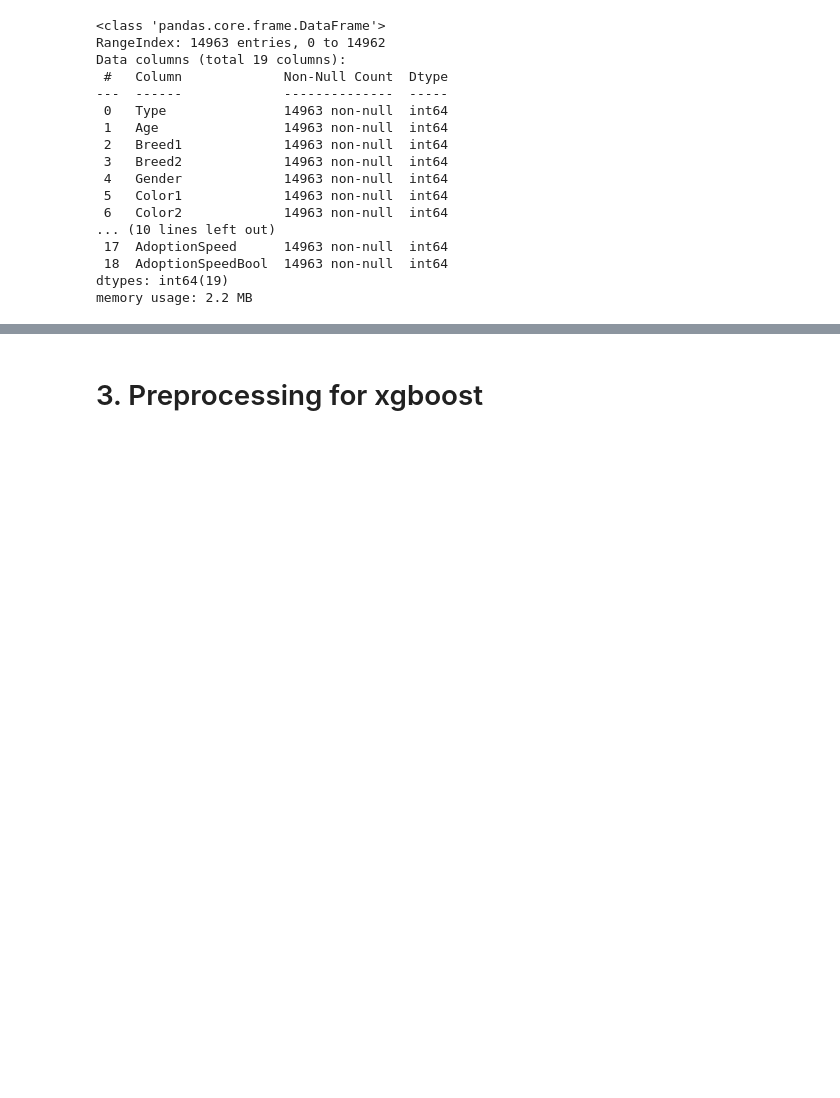
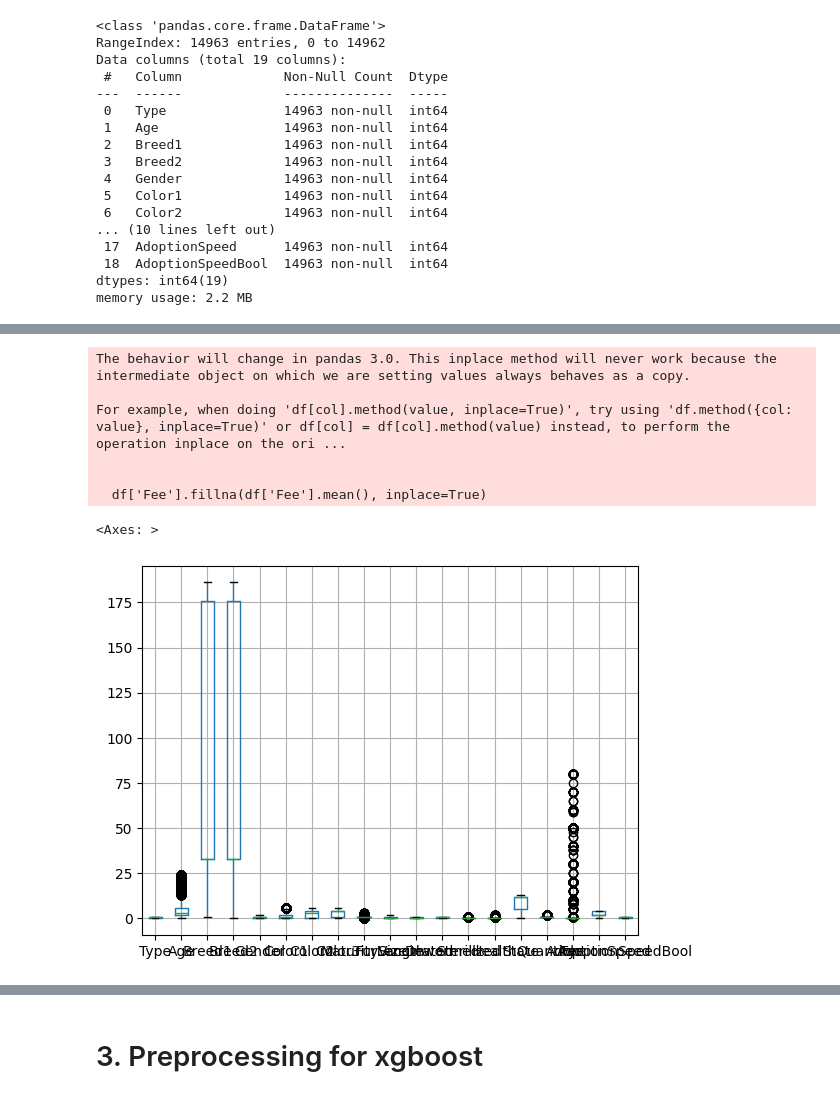
Before and after one commit to Kearskill/meow, a Jupyter notebook: XGBoost.ipynb, the cells around one changed output, grey strips where cells are left out. Cells and saved outputs as stored; diff of their text form; code cells hidden in the pictures; blank space fills up the shorter version.

```diff
--- a/XGBoost.ipynb
+++ b/XGBoost.ipynb
@@ -198,2 +210,18 @@ df.head()
+# %%
+from scipy import stats
+df=df[(np.abs(stats.zscore(df['Age'])) < 0.75)]
+df=df[(np.abs(stats.zscore(df['Quantity'])) < 0.75)]
+df['Fee'].fillna(df['Fee'].mean(), inplace=True)
+df=df[(np.abs(stats.zscore(df['Fee'])) < 0.75)]
+df.boxplot()
+# %% [output]
+The behavior will change in pandas 3.0. This inplace method will never work because the intermediate object on which we are setting values always behaves as a copy.
+
+For example, when doing 'df[col].method(value, inplace=True)', try using 'df.method({col: value}, inplace=True)' or df[col] = df[col].method(value) instead, to perform the operation inplace on the ori ...
+
+
+  df['Fee'].fillna(df['Fee'].mean(), inplace=True)
+<Axes: >
+[figure, added]
 # %% [markdown]
 ### Trying to find relationships
```
Also changed, not shown: parts of 12 cells of this notebook.
